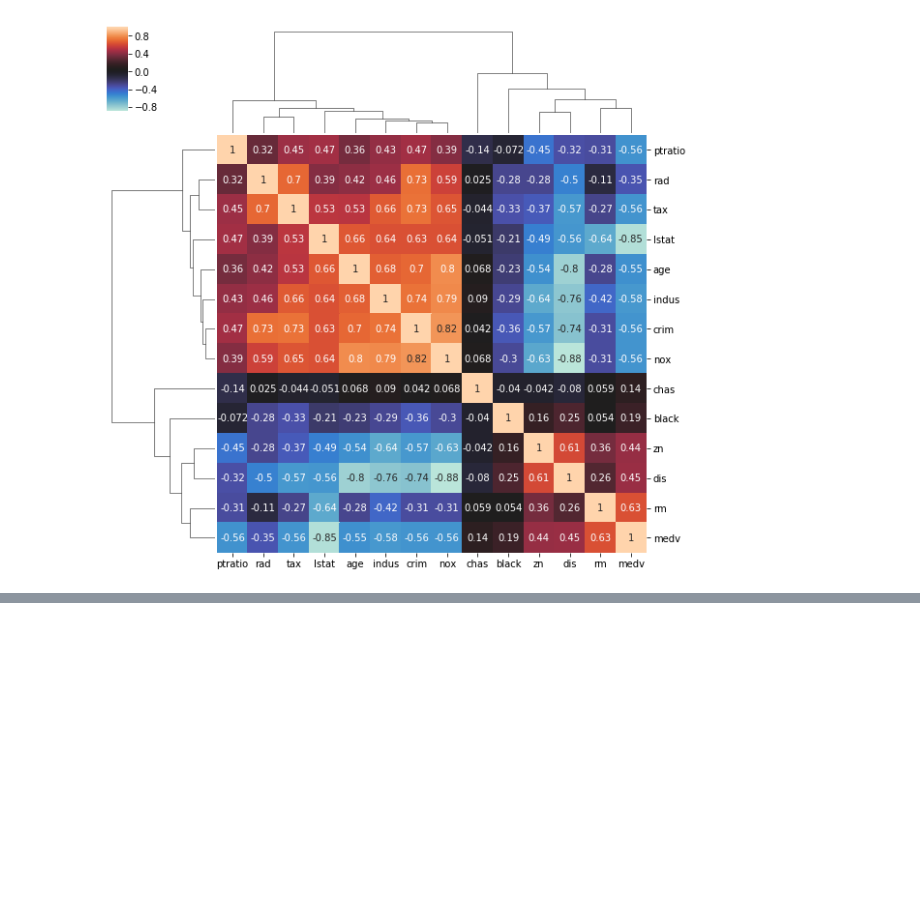
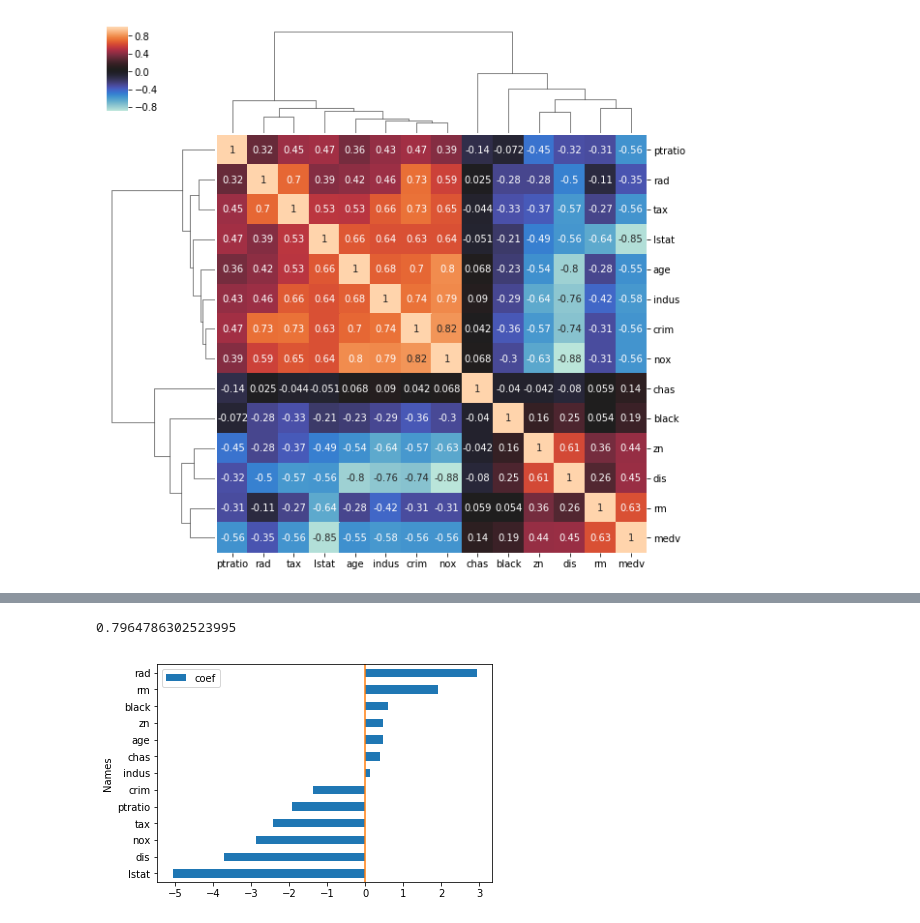
Before and after one commit to pysr1/pymc3_models, a Jupyter notebook: notebooks/Crocker_examples.ipynb, the cells around one changed output, grey strips where cells are left out. Drawn from its saved outputs; the diff is of its cells as text; code cells hidden in the pictures; blank space fills up the shorter version.

```diff
--- a/notebooks/Crocker_examples.ipynb
+++ b/notebooks/Crocker_examples.ipynb
@@ -147,0 +114,14 @@ print(pymc3_models.__file__)
+# %%
+from sklearn.linear_model import LinearRegression
+
+
+glm = LinearRegression(fit_intercept=True)
+glm.fit(X_train, y_train)
+print(glm.score(X_test, y_test))
+coefs_lm = pd.DataFrame({'Names' : X.columns, 'coef': glm.coef_})
+coefs_lm.sort_values('coef').plot(kind = 'barh', x = 'Names')
+plt.axvline(0, color = 'C1')
+plt.show()
+# %% [output]
+0.7964786302523995
+[figure, added]
```
Also changed, not shown: parts of 9 cells of this notebook, 4 other files.
